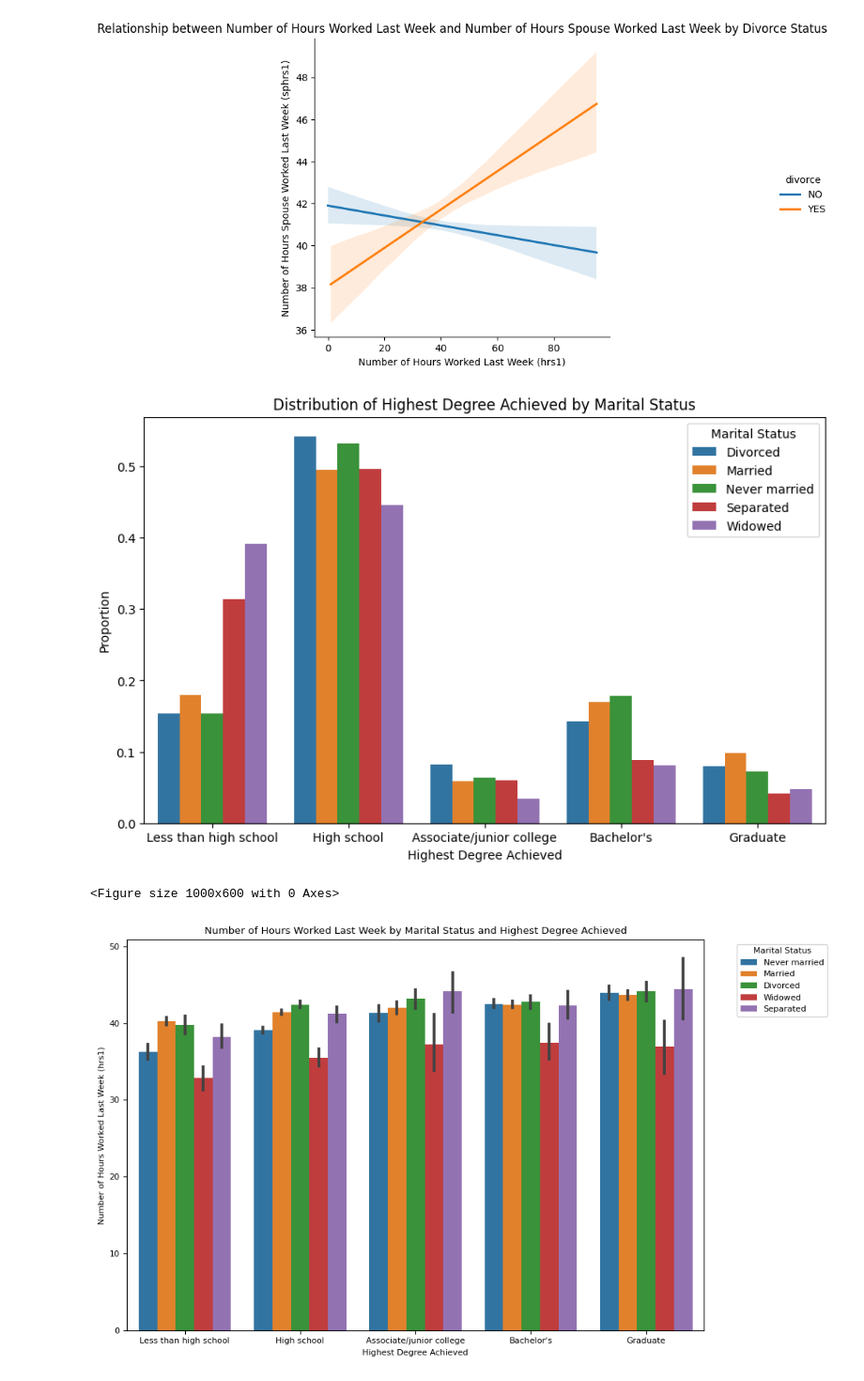
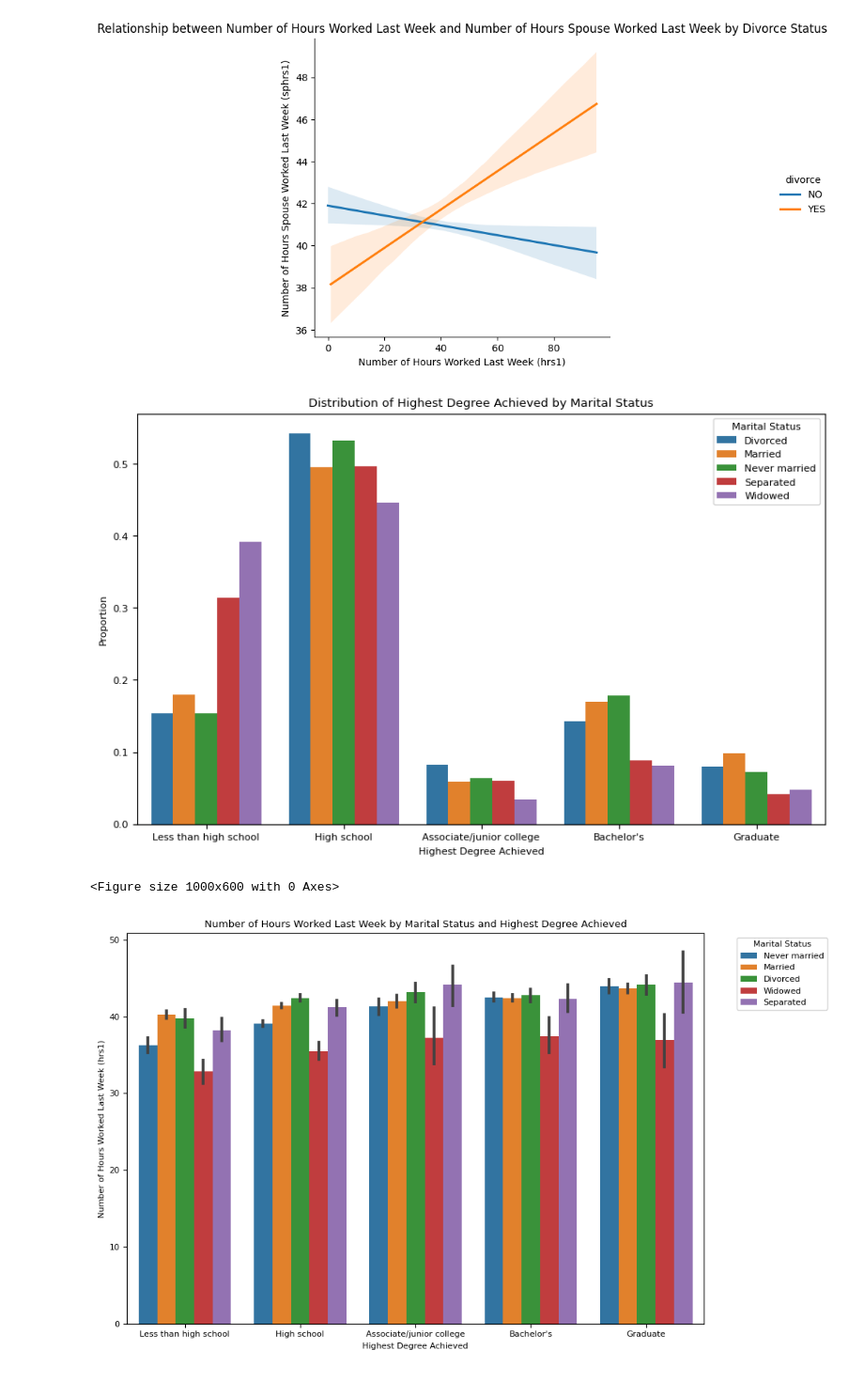
Before and after one commit to DS3001/group22, a Jupyter notebook: Midterm_Work.ipynb, the cells around one changed output. Shown at 94% size. Cells and saved outputs as stored; diff of their text form; code cells hidden in the pictures.

```diff
--- a/Midterm_Work.ipynb
+++ b/Midterm_Work.ipynb
@@ -749,26 +749,32 @@ plt.show()
 # %% [output]
 [figure]
 # %%
+# Establish order of highest degree achieved
 degree_order = ["Less than high school", "High school", "Associate/junior college", "Bachelor's", "Graduate"]
+
+# Establish relevant visualization variables
 x, y, hue, order = "degree", "proportion", "marital", degree_order
 
+# Set up plot size
 plt.figure(figsize=(10, 6))
 
+# Generate relevant plot
 plot_data = (df[x]
  .groupby(df[hue])
  .value_counts(normalize=True)
  .rename(y)
  .reset_index()
  .pipe((sns.barplot, "data"), x=x, y=y, hue=hue, order = order))
 
+# Set plot labels and title
 plot_data.set(xlabel="Highest Degree Achieved", ylabel="Proportion", title="Distribution of Highest Degree Achieved by Marital Status")
 plt.legend(title="Marital Status")
 
-plt.figure(figsize=(10, 6))
+# Adjust formatting of plot
 plt.rcParams.update({'font.size': 8})
 
 plt.show()
 # %% [output]
-[figure, old version]
+[figure, new version]
 <Figure size 1000x600 with 0 Axes>
 # %%
```
Also changed, not shown: parts of 2 cells of this notebook.
